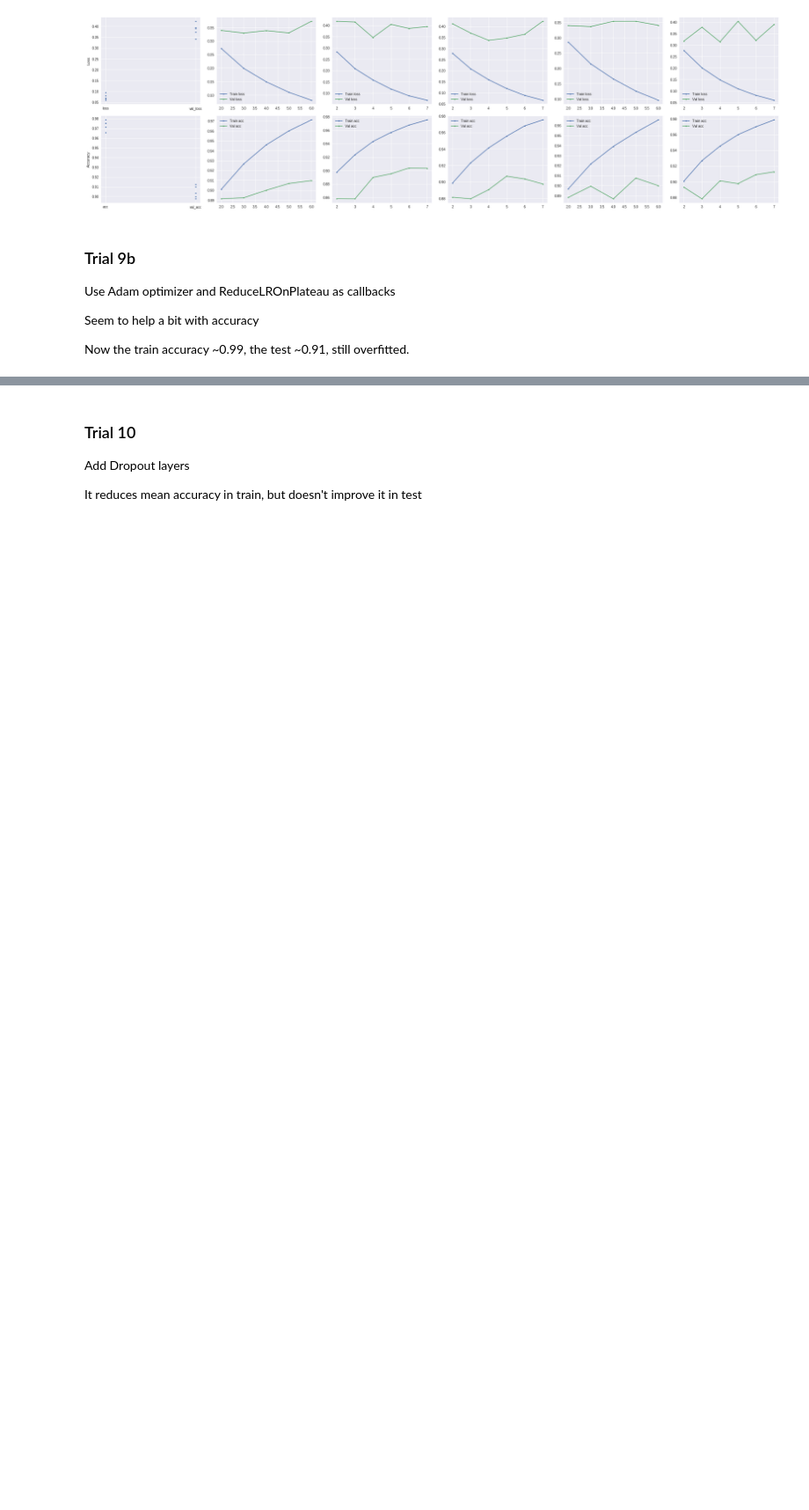
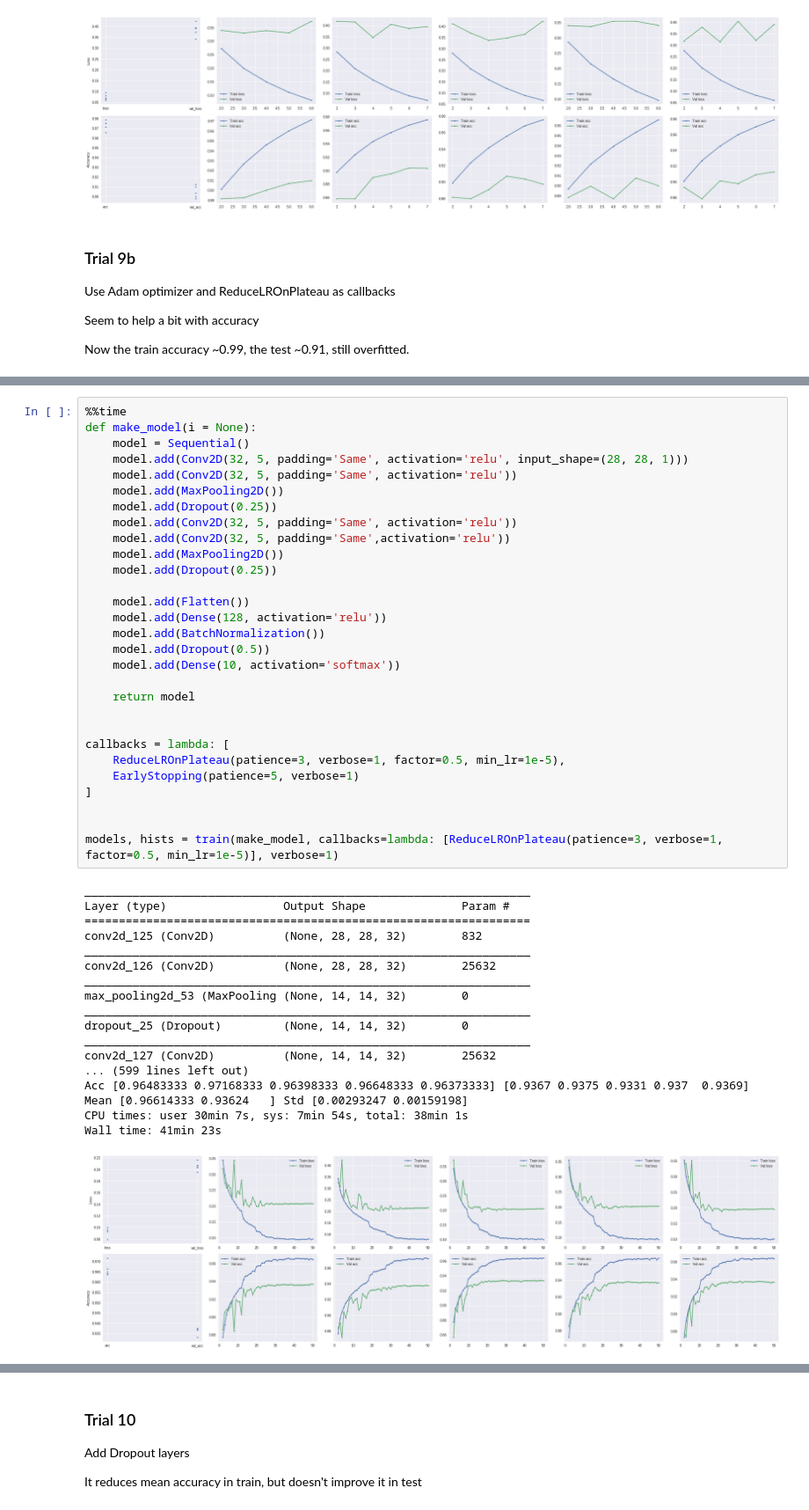
Before and after one commit to aunz/ds, a Jupyter notebook: Fashion_Articles_with_CNN.ipynb, the cells around one changed output, grey strips where cells are left out. Shown at 88% size. Saved outputs shown, nothing was run; the diff lists cells and outputs as text; blank space fills up the shorter version.

```diff
--- a/Fashion_Articles_with_CNN.ipynb
+++ b/Fashion_Articles_with_CNN.ipynb
@@ -540,3 +539,51 @@ Mean [0.9934 0.9156] Std [0.00104179 0.00208998]
 CPU times: user 5min 44s, sys: 1min 39s, total: 7min 24s
 Wall time: 7min 47s
 [figure]
+# %%
+%%time
+def make_model(i = None):
+    model = Sequential()
+    model.add(Conv2D(32, 5, padding='Same', activation='relu', input_shape=(28, 28, 1)))
+    model.add(Conv2D(32, 5, padding='Same', activation='relu'))
+    model.add(MaxPooling2D())
+    model.add(Dropout(0.25))
+    model.add(Conv2D(32, 5, padding='Same', activation='relu'))
+    model.add(Conv2D(32, 5, padding='Same',activation='relu'))
+    model.add(MaxPooling2D())
+    model.add(Dropout(0.25))
+
+    model.add(Flatten())
+    model.add(Dense(128, activation='relu'))
+    model.add(BatchNormalization())
+    model.add(Dropout(0.5))
+    model.add(Dense(10, activation='softmax'))
+
+    return model
+
+
+callbacks = lambda: [
+    ReduceLROnPlateau(patience=3, verbose=1, factor=0.5, min_lr=1e-5),
+    EarlyStopping(patience=5, verbose=1)
+]
+
+
+models, hists = train(make_model, callbacks=lambda: [ReduceLROnPlateau(patience=3, verbose=1, factor=0.5, min_lr=1e-5)], verbose=1)
+# %% [output]
+_________________________________________________________________
+Layer (type)                 Output Shape              Param #
+=================================================================
+conv2d_125 (Conv2D)          (None, 28, 28, 32)        832
+_________________________________________________________________
+conv2d_126 (Conv2D)          (None, 28, 28, 32)        25632
+_________________________________________________________________
+max_pooling2d_53 (MaxPooling (None, 14, 14, 32)        0
+_________________________________________________________________
+dropout_25 (Dropout)         (None, 14, 14, 32)        0
+_________________________________________________________________
+conv2d_127 (Conv2D)          (None, 14, 14, 32)        25632
+... (599 lines left out)
+Acc [0.96483333 0.97168333 0.96398333 0.96648333 0.96373333] [0.9367 0.9375 0.9331 0.937  0.9369]
+Mean [0.96614333 0.93624   ] Std [0.00293247 0.00159198]
+CPU times: user 30min 7s, sys: 7min 54s, total: 38min 1s
+Wall time: 41min 23s
+[figure, added]
```
Also changed, not shown: parts of 5 cells of this notebook.
